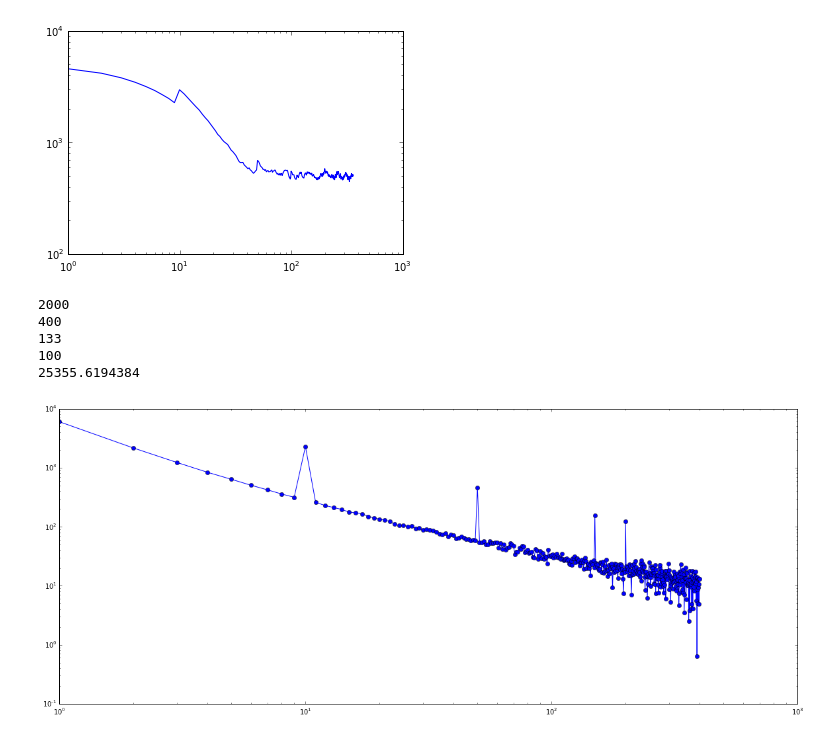
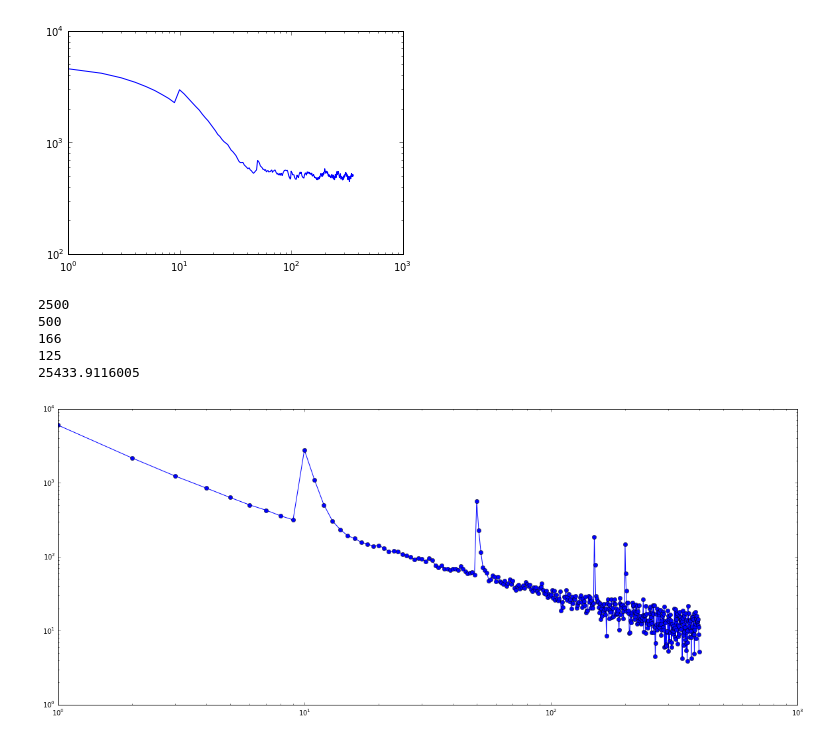
Before and after one commit to TeamMacLean/fraxinus_version1_data_analysis, a Jupyter notebook: fraxinus_visits_model/Players-nonplayers.ipynb, the cells around one changed output. Cells and saved outputs as stored; diff of their text form; code cells hidden in the pictures.

```diff
--- a/fraxinus_visits_model/Players-nonplayers.ipynb
+++ b/fraxinus_visits_model/Players-nonplayers.ipynb
@@ -108,39 +108,43 @@ np={}
 np[0]=No
 for i in t:
     if i in trelease:
         #delta = random.randint(10000)*5/i
-        delta = No*4/i
+        delta = No*5/i
         print delta
-    else:
-        delta=0.0
+
     npa = rk.normalvariate(5000*mth.pow(i,-1.674), 3.0)+delta
     npb = rk.normalvariate(1000*mth.pow(i,-0.764), 3.0)
     np[i]= npa + npb
     # print npa, npb
+
+    delta = (delta/3)*mth.pow(1,-0.364)
+    #print delta
+    if delta < 0:
+        delta = 0
 
 import matplotlib.pyplot as plt
 fig, axes = plt.subplots(1, 1, figsize=(20, 8))
 plt.plot(np.keys(),np.values(),"-o")
 plt.yscale('log')
 plt.xscale('log')
 
 from scipy.integrate import simps
 import numpy as np
 def f1(x):
     xl = []
     for i in x:
         visit = rk.normalvariate(5000*mth.pow(i,-1.674), 3.0) + rk.normalvariate(2000*mth.pow(i,-0.764), 3.0)
         xl.append(visit*45/60)
     return xl
 
 x=range(1,400)
 visits = f1(x)
 I1 = integrate.simps(visits, x)
 print I1
 # %% [output]
-2000
-400
-133
-100
-25355.6194384
+2500
+500
+166
+125
+25433.9116005
-[figure, old version]
+[figure, new version]
```
